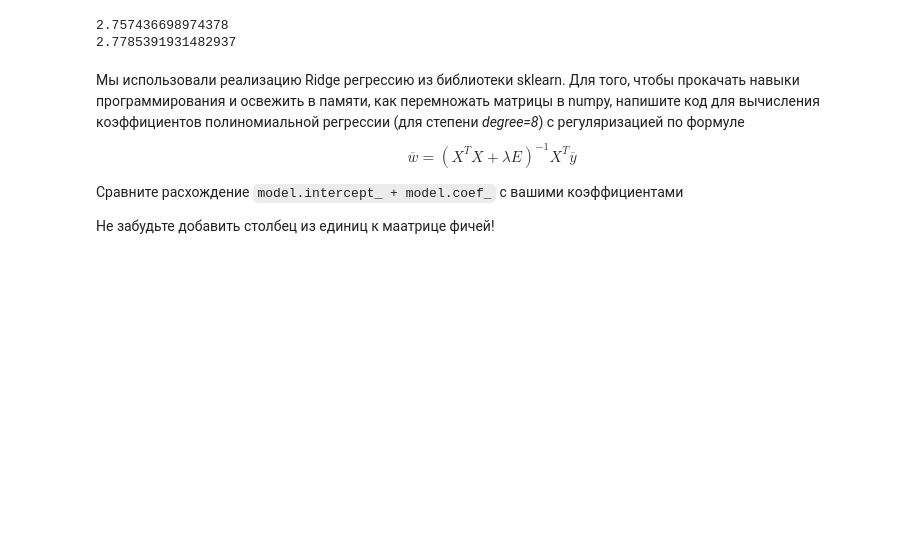
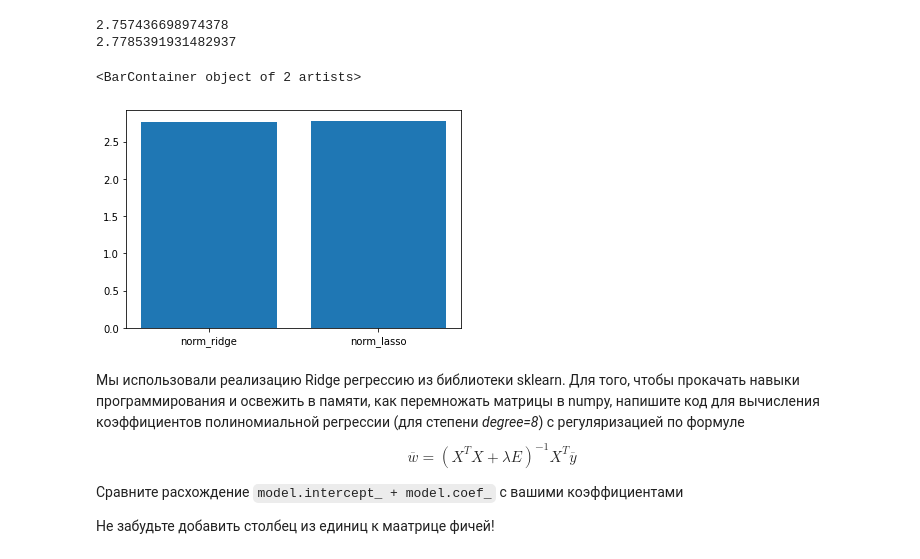
Before and after one commit to SuperCoolCucumber/MachineLearning, a Jupyter notebook: Copy_of_Part_III_validation_generalization_ability_overfitting.ipynb, the cells around one changed output. Cells and saved outputs as stored; diff of their text form; code cells hidden in the pictures; blank space fills up the shorter version.

```diff
--- a/Copy_of_Part_III_validation_generalization_ability_overfitting.ipynb
+++ b/Copy_of_Part_III_validation_generalization_ability_overfitting.ipynb
@@ -252,6 +252,12 @@ print(norm_lasso)
 # %% [output]
 2.757436698974378
 2.7785391931482937
+# %%
+plt.xticks([1, 2], ['norm_ridge', 'norm_lasso'])
+plt.bar([1, 2], [norm_ridge, norm_lasso])
+# %% [output]
+<BarContainer object of 2 artists>
+[figure, added]
 # %% [markdown]
 Мы использовали реализацию Ridge регрессию из библиотеки sklearn. Для того, чтобы  прокачать навыки программирования и освежить в памяти, как перемножать матрицы в numpy, напишите код для вычисления коэффициентов полиномиальной регрессии (для степени *degree=8*) с регуляризацией по формуле
 $$
```
Also changed, not shown: parts of 2 cells of this notebook.
